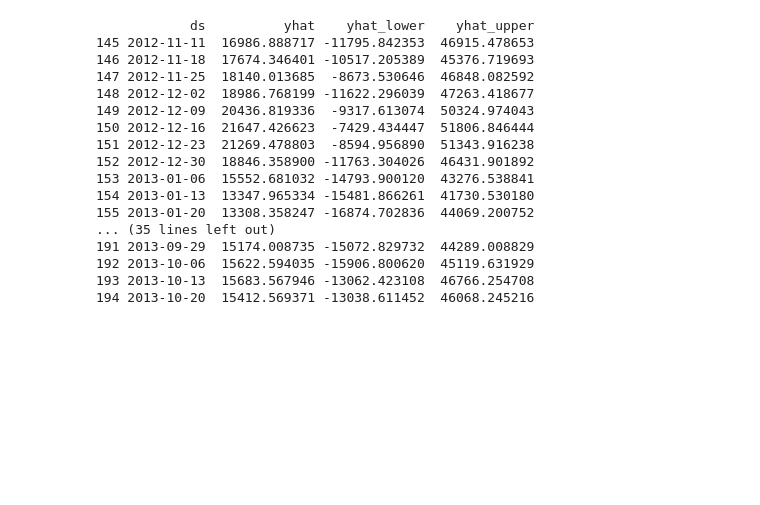
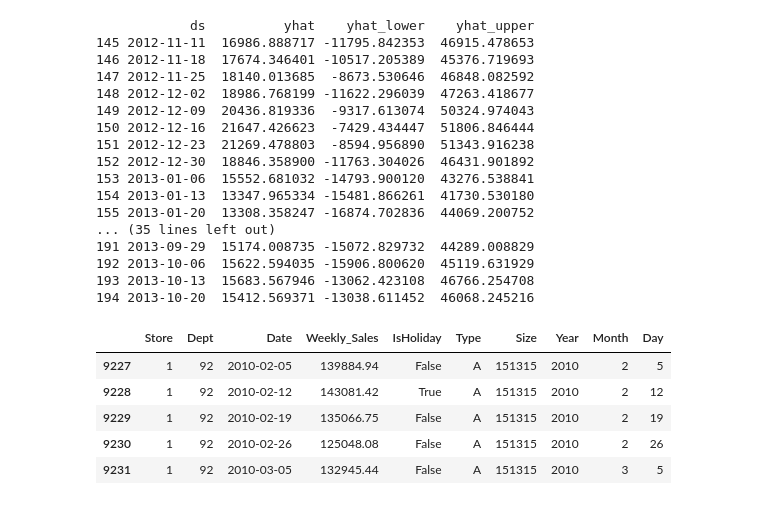
Before and after one commit to tanzhu91/Retail-Data-Analytics, a Jupyter notebook: notebooks/retail_data_analysis.ipynb, the cells around one changed output. Saved outputs shown, nothing was run; the diff lists cells and outputs as text; code cells hidden in the pictures; blank space fills up the shorter version.

```diff
--- a/notebooks/retail_data_analysis.ipynb
+++ b/notebooks/retail_data_analysis.ipynb
@@ -606,3 +596,12 @@ print(forecast[['ds', 'yhat', 'yhat_lower', 'yhat_upper']].tail(50))
 192 2013-10-06  15622.594035 -15906.800620  45119.631929
 193 2013-10-13  15683.567946 -13062.423108  46766.254708
 194 2013-10-20  15412.569371 -13038.611452  46068.245216
+# %%
+dep_92.head()
+# %% [output]
+|  | Store | Dept | Date | Weekly_Sales | IsHoliday | Type | Size | Year | Month | Day |
+| 9227 | 1 | 92 | 2010-02-05 | 139884.94 | False | A | 151315 | 2010 | 2 | 5 |
+| 9228 | 1 | 92 | 2010-02-12 | 143081.42 | True | A | 151315 | 2010 | 2 | 12 |
+| 9229 | 1 | 92 | 2010-02-19 | 135066.75 | False | A | 151315 | 2010 | 2 | 19 |
+| 9230 | 1 | 92 | 2010-02-26 | 125048.08 | False | A | 151315 | 2010 | 2 | 26 |
+| 9231 | 1 | 92 | 2010-03-05 | 132945.44 | False | A | 151315 | 2010 | 3 | 5 |
```
Also changed, not shown: parts of 7 cells of this notebook.
